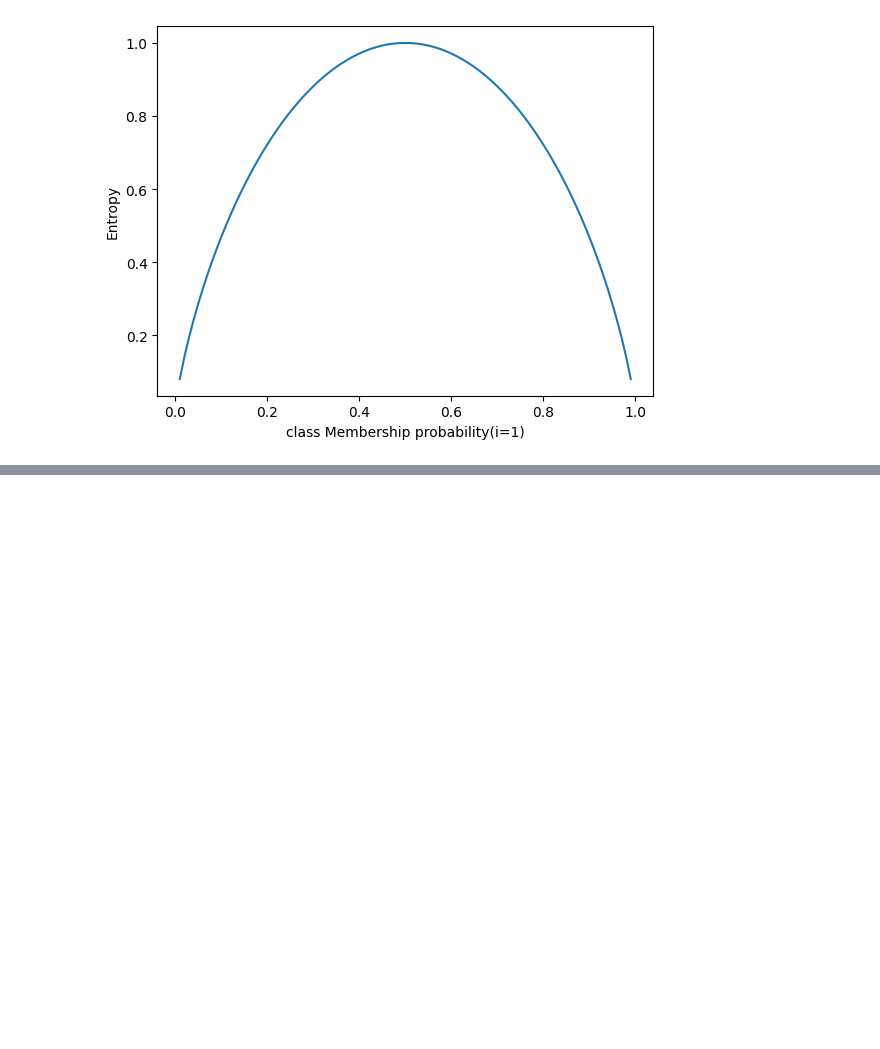
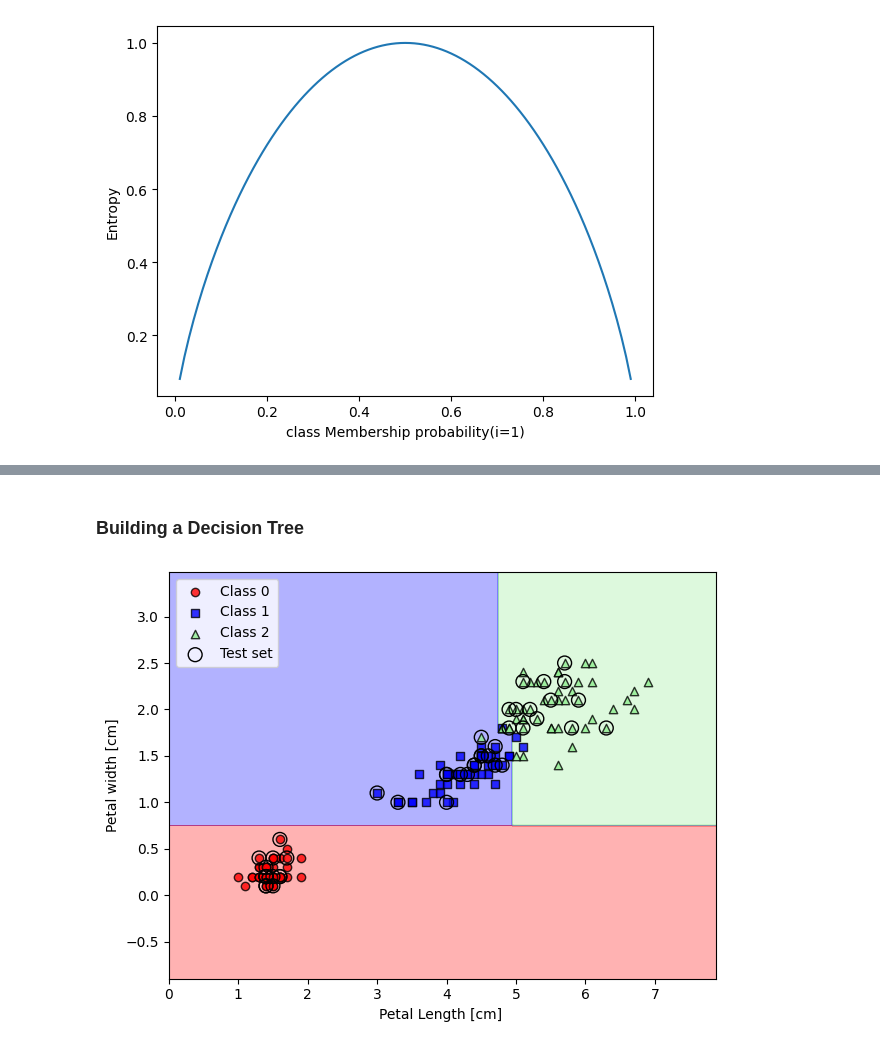
Before and after one commit to MonuSingh16/code-practice-courses-books, a Jupyter notebook: machine-learning-python/ch03-scikit-learn-classifiers.ipynb, the cells around one changed output, grey strips where cells are left out. Saved outputs shown, nothing was run; the diff lists cells and outputs as text; code cells hidden in the pictures; blank space fills up the shorter version.

```diff
--- a/machine-learning-python/ch03-scikit-learn-classifiers.ipynb
+++ b/machine-learning-python/ch03-scikit-learn-classifiers.ipynb
@@ -441,0 +414,20 @@ AttributeError: 'tuple' object has no attribute 'plot'
+# %% [markdown]
+### Building a Decision Tree
+# %%
+from sklearn.tree import DecisionTreeClassifier
+
+# Information Gain, via Gini Impurity. Max_depth for DT is 4
+tree_model = DecisionTreeClassifier(criterion='gini', max_depth=4, random_state=1)
+
+tree_model.fit(X_train, y_train) # No feature scaling is required for DTs
+X_combined = np.vstack((X_train, X_test)) # vertical stacking,
+y_combined = np.hstack((y_train, y_test))
+plot_decision_regions(X_combined, y_combined, classifier=tree_model, test_idx=range(105, 150))
+
+plt.xlabel('Petal Length [cm] ')
+plt.ylabel('Petal width [cm]')
+plt.legend(loc='upper left')
+plt.tight_layout()
+plt.show()
+# %% [output]
+[figure, added]
```
Also changed, not shown: parts of 12 cells of this notebook.
